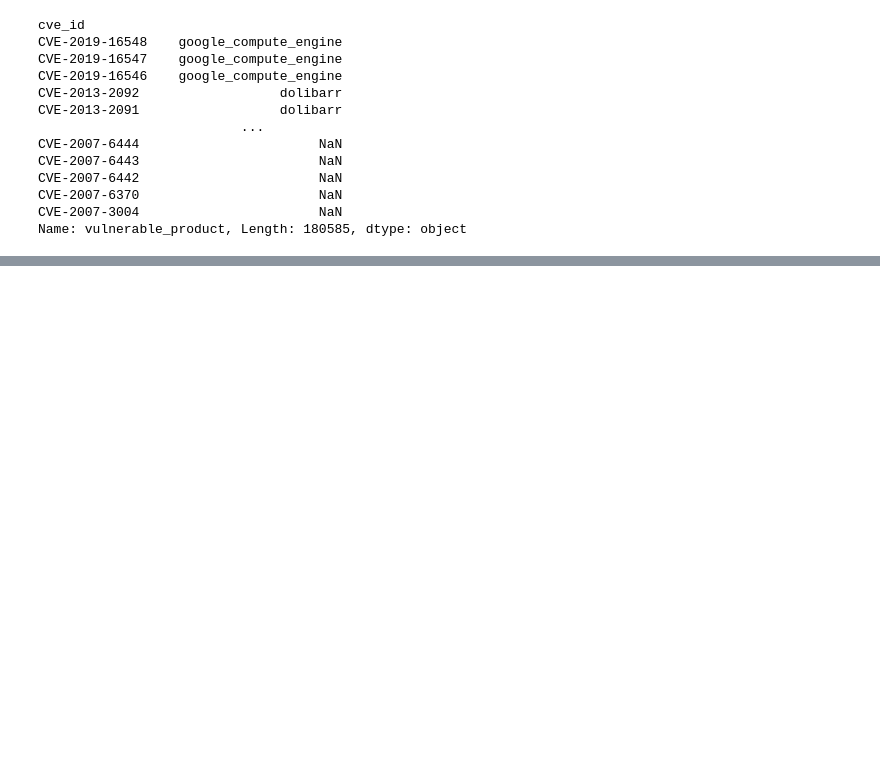
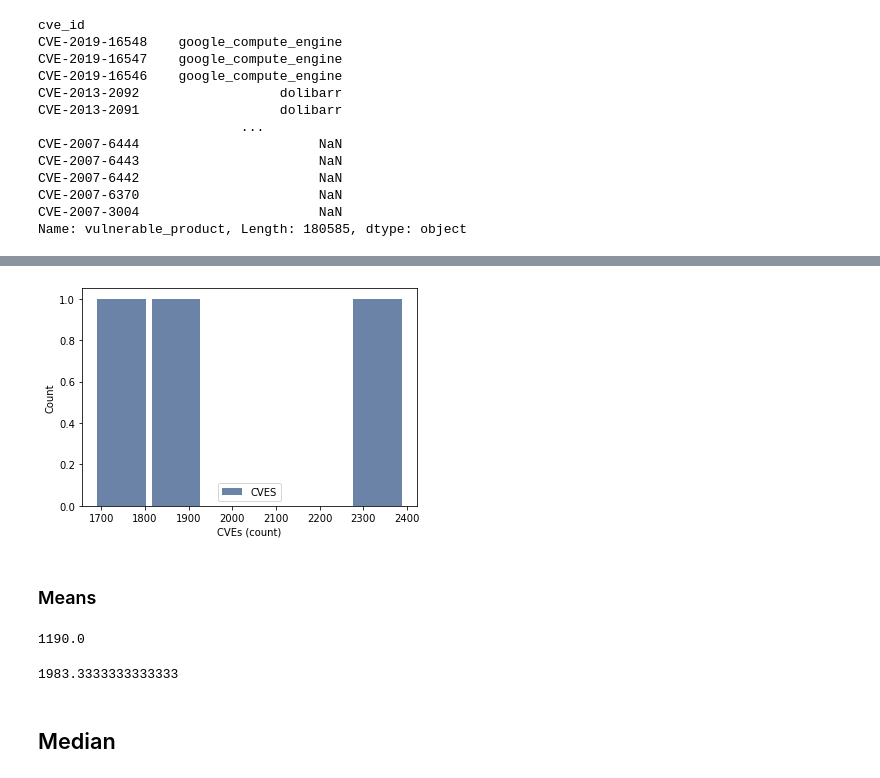
Before and after one commit to choman/dsc530, a Jupyter notebook: term/chad_homan_term_project.ipynb, the cells around one changed output, grey strips where cells are left out. Cells and saved outputs as stored; diff of their text form; code cells hidden in the pictures; blank space fills up the shorter version.

```diff
--- a/term/chad_homan_term_project.ipynb
+++ b/term/chad_homan_term_project.ipynb
@@ -259,0 +350,6 @@ Name: vulnerable_product, Length: 180585, dtype: object
+# %%
+displayHist(hist)
+# %% [output]
+[figure, added]
+# %% [markdown]
+### Means
@@ -259,0 +359,12 @@ Name: vulnerable_product, Length: 180585, dtype: object
+# %%
+mean1 = mean(z)
+mean1
+# %% [output]
+1190.0
+# %%
+mean2 = mean(y)
+mean2
+# %% [output]
+1983.3333333333333
+# %% [markdown]
+## Median
```
Also changed, not shown: parts of 25 cells of this notebook.
